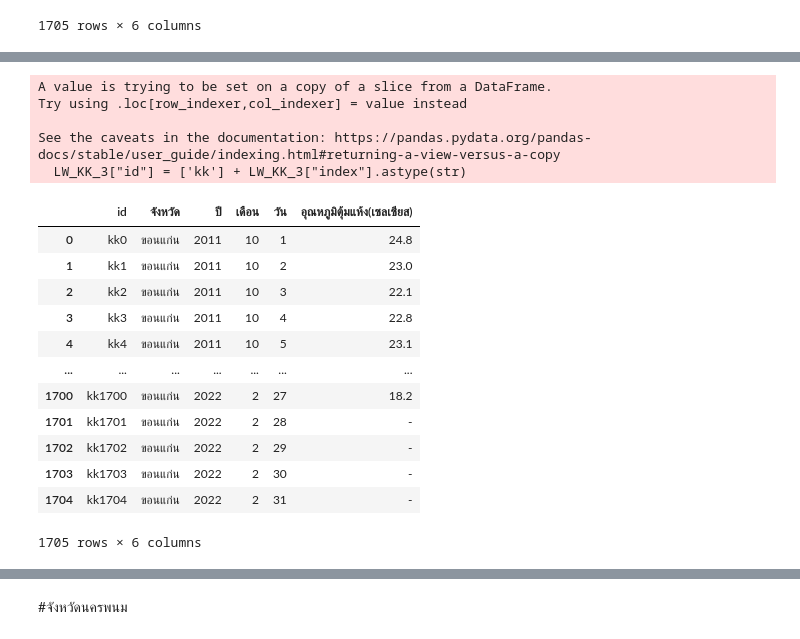
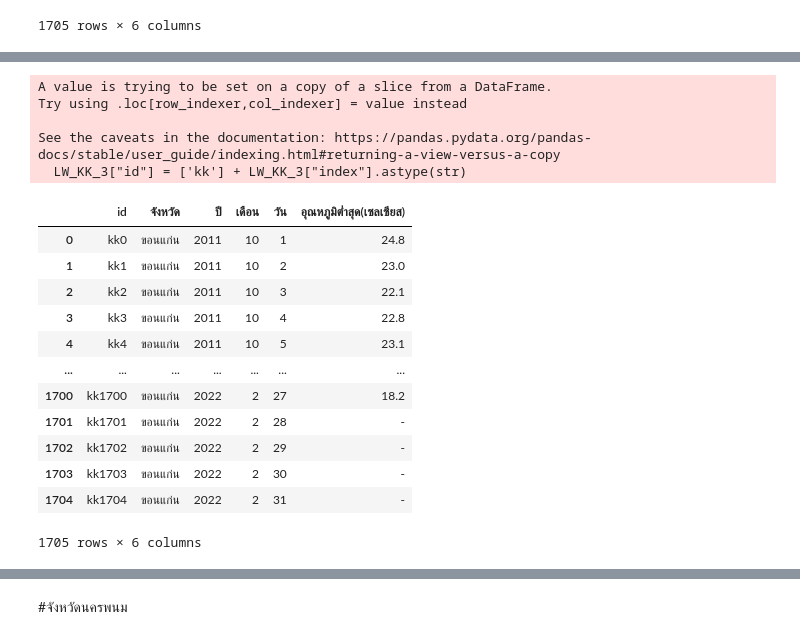
Before and after one commit to KorrawanOu/BSC_DPDM23, a Jupyter notebook: midterm_bscdpdm23.ipynb, the cells around one changed output, grey strips where cells are left out. Cells and saved outputs as stored; diff of their text form; code cells hidden in the pictures.

```diff
--- a/midterm_bscdpdm23.ipynb
+++ b/midterm_bscdpdm23.ipynb
@@ -479,38 +479,38 @@ See the caveats in the documentation: https://pandas.pydata.org/pandas-docs/stab
 LW_kk.rename(columns={'Unnamed: 0' : 'id'},inplace=True)
 LW_kk.rename(columns={'Unnamed: 1' : 'สถานี'},inplace=True)
 LW_kk.rename(columns={'Unnamed: 2' : 'เดือน/ปี'},inplace=True)
 LW_kk.head()
 
 LW_KK = LW_kk.drop(['Unnamed: 34'], axis=1)
 LW_KK['ปี'] = LW_KK['เดือน/ปี'].dt.year
 LW_KK['เดือน'] = LW_KK['เดือน/ปี'].dt.month
 LW_KK = LW_KK.drop(['เดือน/ปี'], axis=1)
 LW_KK.head()
 
 LW_KK_1 = LW_KK.set_index(['สถานี','id','ปี','เดือน']).stack().reset_index()
 LW_KK_1.rename(columns={'level_4' : 'วัน'},inplace=True)
-LW_KK_1.rename(columns={0 : 'อุณหภูมิตุ้มแห้ง(เซลเซียส)'},inplace=True)
+LW_KK_1.rename(columns={0 : 'อุณหภูมิจุดต่ำสุด(เซลเซียส)'},inplace=True)
 LW_KK_1
 
 LW_KK_1['จังหวัด'] = len(LW_KK_1)*['ขอนแก่น']
 LW_KK_1
 
-LW_KK_2 = LW_KK_1[['จังหวัด','ปี','เดือน','วัน','อุณหภูมิตุ้มแห้ง(เซลเซียส)']].reset_index()
-LW_KK_3 = LW_KK_2[['จังหวัด','index','ปี','เดือน','วัน','อุณหภูมิตุ้มแห้ง(เซลเซียส)']]
+LW_KK_2 = LW_KK_1[['จังหวัด','ปี','เดือน','วัน','อุณหภูมิต่ำสุด(เซลเซียส)']].reset_index()
+LW_KK_3 = LW_KK_2[['จังหวัด','index','ปี','เดือน','วัน','อุณหภูมิจุดต่ำสุด(เซลเซียส)']]
 LW_KK_3
 
 LW_KK_3["id"] = ['kk'] + LW_KK_3["index"].astype(str)
 LW_KK_3.drop(['index'],axis=1)
 
-LW_KK_4 = LW_KK_3[['id','จังหวัด','ปี','เดือน','วัน','อุณหภูมิตุ้มแห้ง(เซลเซียส)']]
+LW_KK_4 = LW_KK_3[['id','จังหวัด','ปี','เดือน','วัน','อุณหภูมิจุดต่ำสุด(เซลเซียส)']]
 LW_KK_4
 # %% [output]
 A value is trying to be set on a copy of a slice from a DataFrame.
 Try using .loc[row_indexer,col_indexer] = value instead
 
 See the caveats in the documentation: https://pandas.pydata.org/pandas-docs/stable/user_guide/indexing.html#returning-a-view-versus-a-copy
   LW_KK_3["id"] = ['kk'] + LW_KK_3["index"].astype(str)
-|  | id | จังหวัด | ปี | เดือน | วัน | อุณหภูมิตุ้มแห้ง(เซลเซียส) |
+|  | id | จังหวัด | ปี | เดือน | วัน | อุณหภูมิต่ำสุด(เซลเซียส) |
 | 0 | kk0 | ขอนแก่น | 2011 | 10 | 1 | 24.8 |
 | 1 | kk1 | ขอนแก่น | 2011 | 10 | 2 | 23.0 |
 | 2 | kk2 | ขอนแก่น | 2011 | 10 | 3 | 22.1 |
```
Also changed, not shown: parts of 98 cells of this notebook.
